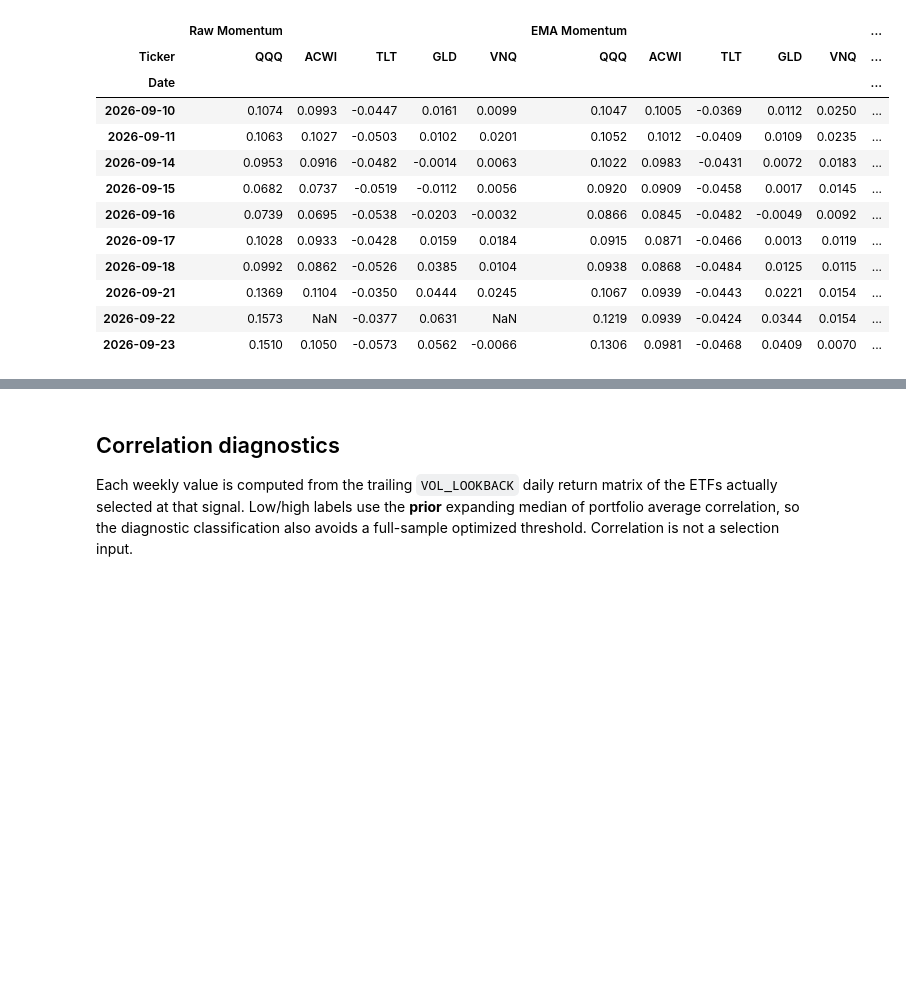
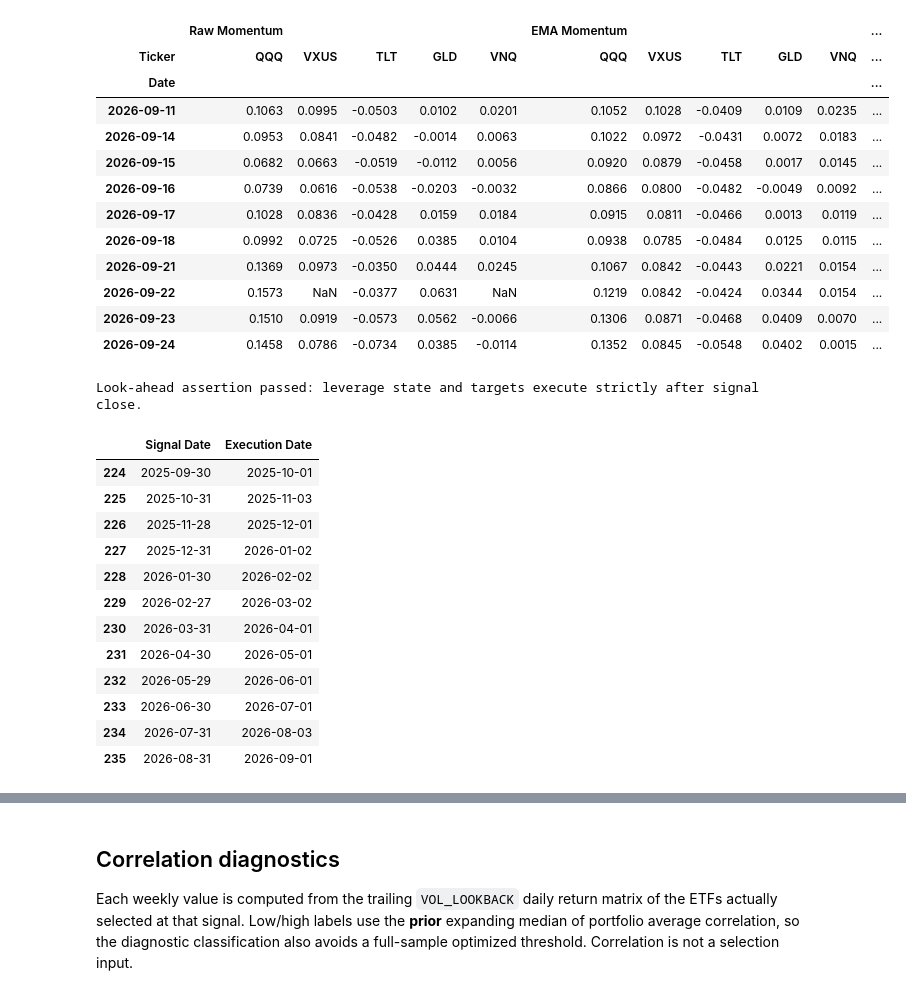
Before and after one commit to mosesmc52/etf-adaptive-rotation, a Jupyter notebook: backtest/strategy/diversified_etf_rotation_backtest.ipynb, the cells around one changed output, grey strips where cells are left out. Drawn from its saved outputs; the diff is of its cells as text; code cells hidden in the pictures; blank space fills up the shorter version.

```diff
--- a/backtest/strategy/diversified_etf_rotation_backtest.ipynb
+++ b/backtest/strategy/diversified_etf_rotation_backtest.ipynb
@@ -31,12 +35,13 @@ ETF_UNIVERSE = [
     # "SPY",
     "QQQ",
     # "IWM",
-    "ACWI",
+    "VXUS",
     # "EEM",
     "TLT",
     # "IEF",
     # "TIP",
     "GLD",
+    # "PDBC",
     # "DBC",
     "VNQ",
 ]
@@ -59,7 +64,14 @@ TREND_MA = 150
 
 VOL_LOOKBACK = 20
 TARGET_VOL = 0.2
-MAX_GROSS_EXPOSURE = 1.0
+
+USE_MOMENTUM_LEVERAGE_GATE = True
+MAX_GROSS_EXPOSURE = 1.50
+NORMAL_GROSS_CAP = 1.00
+
+LEVERAGE_MOMENTUM_LOOKBACKS = [63, 126, 252]
+LEVERAGE_ON_REQUIRED_POSITIVE = 3
+LEVERAGE_OFF_MIN_POSITIVE = 2
 
 # Optional high-volatility allocation adjustment.
 HIGH_VOL_ADJUSTMENT_ENABLED = True
@@ -220,10 +251,31 @@ def calculate_volatility(prices, cfg):
     return returns, annualized
 
 
+
+def calculate_leverage_momentum(prices, cfg):
+    """Historical-only 3/6/12-month returns and positive-horizon counts."""
+    universe_prices = prices.loc[:, cfg.universe]
+    horizon_returns = {
+        lookback: universe_prices.pct_change(lookback, fill_method=None)
+        for lookback in cfg.leverage_momentum_lookbacks
+    }
+    available = pd.DataFrame(True, index=universe_prices.index, columns=universe_prices.columns)
+    positive_count = pd.DataFrame(0, index=universe_prices.index, columns=universe_prices.columns)
+    for values in horizon_returns.values():
+        available &= values.notna()
+        positive_count += values.gt(0).astype(int)
+    positive_count = positive_count.where(available)
+    strong_momentum = positive_count.eq(len(cfg.leverage_momentum_lookbacks)) & available
+    return horizon_returns, positive_count, strong_momentum
+
+
 def prepare_research_data(prices, cfg):
     momentum = calculate_momentum(prices, cfg)
     moving_average, trend = calculate_trend_filter(prices, cfg)
     risky_returns, volatility = calculate_volatility(prices, cfg)
+    leverage_returns, leverage_positive_count, strong_momentum = calculate_leverage_momentum(
+        prices, cfg
+    )
     # Compare current realized vol with a trailing median that ends one session earlier.
     # min_periods=VOL_LOOKBACK allows the reference to form without delaying the
     # strategy for an additional full reference window.
@@ -248,6 +300,9 @@ def prepare_research_data(prices, cfg):
         "eligibility": eligibility,
         "risky_returns": risky_returns,
         "realized_volatility": volatility,
+        "leverage_momentum_returns": leverage_returns,
+        "leverage_positive_count": leverage_positive_count,
+        "strong_momentum": strong_momentum,
         "high_vol_reference": high_vol_reference,
         "high_vol_ratio": high_vol_ratio,
         "high_vol_trigger": high_vol_trigger,
@@ -596,6 +826,7 @@ AUDIT_START = full_result["selection"].index.max() - pd.Timedelta(days=35)
 AUDIT_END = full_result["selection"].index.max()
 
 audit = full_result["selection"].loc[AUDIT_START:AUDIT_END].copy()
+audit = audit.join(full_result["leverage_diagnostics"], how="left")
 audit["Execution Date"] = [
     prices.index[prices.index.searchsorted(date, side="right")]
     if prices.index.searchsorted(date, side="right") < len(prices.index) else pd.NaT
@@ -606,5 +837,12 @@ display(pd.concat({
     "Raw Momentum": research["momentum_score"].loc[AUDIT_START:AUDIT_END],
     "EMA Momentum": research["smoothed_score"].loc[AUDIT_START:AUDIT_END],
     "Ranking Score": research["ranking_score"].loc[AUDIT_START:AUDIT_END],
+    "Positive Leverage Horizons": research["leverage_positive_count"].loc[AUDIT_START:AUDIT_END],
 }, axis=1).tail(10))
+
+timing_audit = full_result["timing_audit"]
+assert not timing_audit.empty
+assert timing_audit["Execution Date"].gt(timing_audit["Signal Date"]).all()
+print("Look-ahead assertion passed: leverage state and targets execute strictly after signal close.")
+display(timing_audit.tail(12))
 # %% [output]
@@ -615,16 +853,30 @@ display(pd.concat({
 |  | Raw Momentum |  |  |  |  | EMA Momentum |  |  |  |  | ... |
-| Ticker | QQQ | ACWI | TLT | GLD | VNQ | QQQ | ACWI | TLT | GLD | VNQ | ... |
+| Ticker | QQQ | VXUS | TLT | GLD | VNQ | QQQ | VXUS | TLT | GLD | VNQ | ... |
 | Date |  |  |  |  |  |  |  |  |  |  | ... |
-| 2026-09-10 | 0.1074 | 0.0993 | -0.0447 | 0.0161 | 0.0099 | 0.1047 | 0.1005 | -0.0369 | 0.0112 | 0.0250 | ... |
-| 2026-09-11 | 0.1063 | 0.1027 | -0.0503 | 0.0102 | 0.0201 | 0.1052 | 0.1012 | -0.0409 | 0.0109 | 0.0235 | ... |
-| 2026-09-14 | 0.0953 | 0.0916 | -0.0482 | -0.0014 | 0.0063 | 0.1022 | 0.0983 | -0.0431 | 0.0072 | 0.0183 | ... |
-| 2026-09-15 | 0.0682 | 0.0737 | -0.0519 | -0.0112 | 0.0056 | 0.0920 | 0.0909 | -0.0458 | 0.0017 | 0.0145 | ... |
-| 2026-09-16 | 0.0739 | 0.0695 | -0.0538 | -0.0203 | -0.0032 | 0.0866 | 0.0845 | -0.0482 | -0.0049 | 0.0092 | ... |
-| 2026-09-17 | 0.1028 | 0.0933 | -0.0428 | 0.0159 | 0.0184 | 0.0915 | 0.0871 | -0.0466 | 0.0013 | 0.0119 | ... |
-| 2026-09-18 | 0.0992 | 0.0862 | -0.0526 | 0.0385 | 0.0104 | 0.0938 | 0.0868 | -0.0484 | 0.0125 | 0.0115 | ... |
-| 2026-09-21 | 0.1369 | 0.1104 | -0.0350 | 0.0444 | 0.0245 | 0.1067 | 0.0939 | -0.0443 | 0.0221 | 0.0154 | ... |
-| 2026-09-22 | 0.1573 | NaN | -0.0377 | 0.0631 | NaN | 0.1219 | 0.0939 | -0.0424 | 0.0344 | 0.0154 | ... |
-| 2026-09-23 | 0.1510 | 0.1050 | -0.0573 | 0.0562 | -0.0066 | 0.1306 | 0.0981 | -0.0468 | 0.0409 | 0.0070 | ... |
+| 2026-09-11 | 0.1063 | 0.0995 | -0.0503 | 0.0102 | 0.0201 | 0.1052 | 0.1028 | -0.0409 | 0.0109 | 0.0235 | ... |
+| 2026-09-14 | 0.0953 | 0.0841 | -0.0482 | -0.0014 | 0.0063 | 0.1022 | 0.0972 | -0.0431 | 0.0072 | 0.0183 | ... |
+| 2026-09-15 | 0.0682 | 0.0663 | -0.0519 | -0.0112 | 0.0056 | 0.0920 | 0.0879 | -0.0458 | 0.0017 | 0.0145 | ... |
+| 2026-09-16 | 0.0739 | 0.0616 | -0.0538 | -0.0203 | -0.0032 | 0.0866 | 0.0800 | -0.0482 | -0.0049 | 0.0092 | ... |
+| 2026-09-17 | 0.1028 | 0.0836 | -0.0428 | 0.0159 | 0.0184 | 0.0915 | 0.0811 | -0.0466 | 0.0013 | 0.0119 | ... |
+| 2026-09-18 | 0.0992 | 0.0725 | -0.0526 | 0.0385 | 0.0104 | 0.0938 | 0.0785 | -0.0484 | 0.0125 | 0.0115 | ... |
+| 2026-09-21 | 0.1369 | 0.0973 | -0.0350 | 0.0444 | 0.0245 | 0.1067 | 0.0842 | -0.0443 | 0.0221 | 0.0154 | ... |
+| 2026-09-22 | 0.1573 | NaN | -0.0377 | 0.0631 | NaN | 0.1219 | 0.0842 | -0.0424 | 0.0344 | 0.0154 | ... |
+| 2026-09-23 | 0.1510 | 0.0919 | -0.0573 | 0.0562 | -0.0066 | 0.1306 | 0.0871 | -0.0468 | 0.0409 | 0.0070 | ... |
+| 2026-09-24 | 0.1458 | 0.0786 | -0.0734 | 0.0385 | -0.0114 | 0.1352 | 0.0845 | -0.0548 | 0.0402 | 0.0015 | ... |
+Look-ahead assertion passed: leverage state and targets execute strictly after signal close.
+|  | Signal Date | Execution Date |
+| 224 | 2025-09-30 | 2025-10-01 |
+| 225 | 2025-10-31 | 2025-11-03 |
+| 226 | 2025-11-28 | 2025-12-01 |
+| 227 | 2025-12-31 | 2026-01-02 |
+| 228 | 2026-01-30 | 2026-02-02 |
+| 229 | 2026-02-27 | 2026-03-02 |
+| 230 | 2026-03-31 | 2026-04-01 |
+| 231 | 2026-04-30 | 2026-05-01 |
+| 232 | 2026-05-29 | 2026-06-01 |
+| 233 | 2026-06-30 | 2026-07-01 |
+| 234 | 2026-07-31 | 2026-08-03 |
+| 235 | 2026-08-31 | 2026-09-01 |
 # %%
 # Equity curves
 growth = (1.0 + common_returns).cumprod()
```
Also changed, not shown: parts of 17 cells of this notebook, 5 other files.
